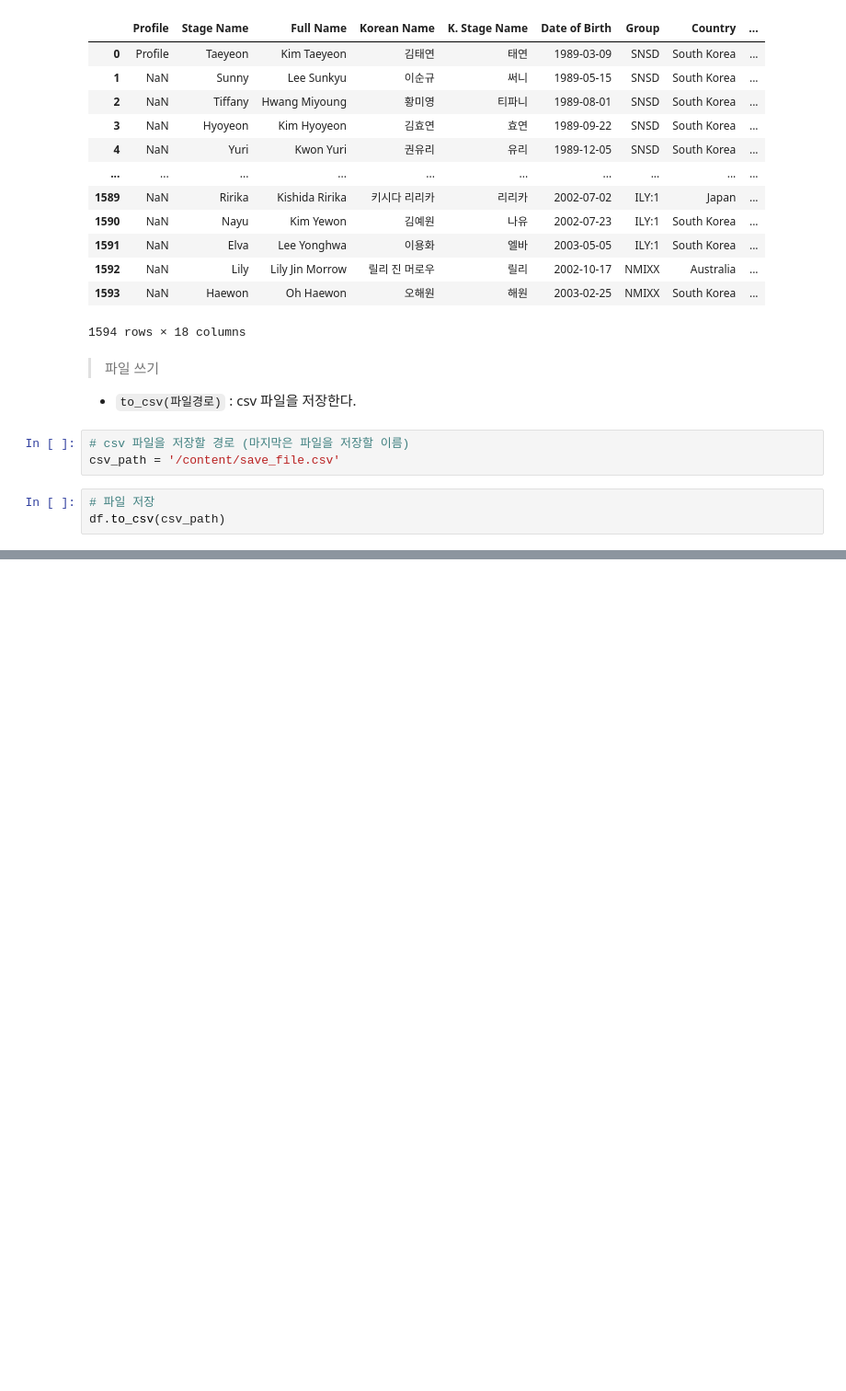
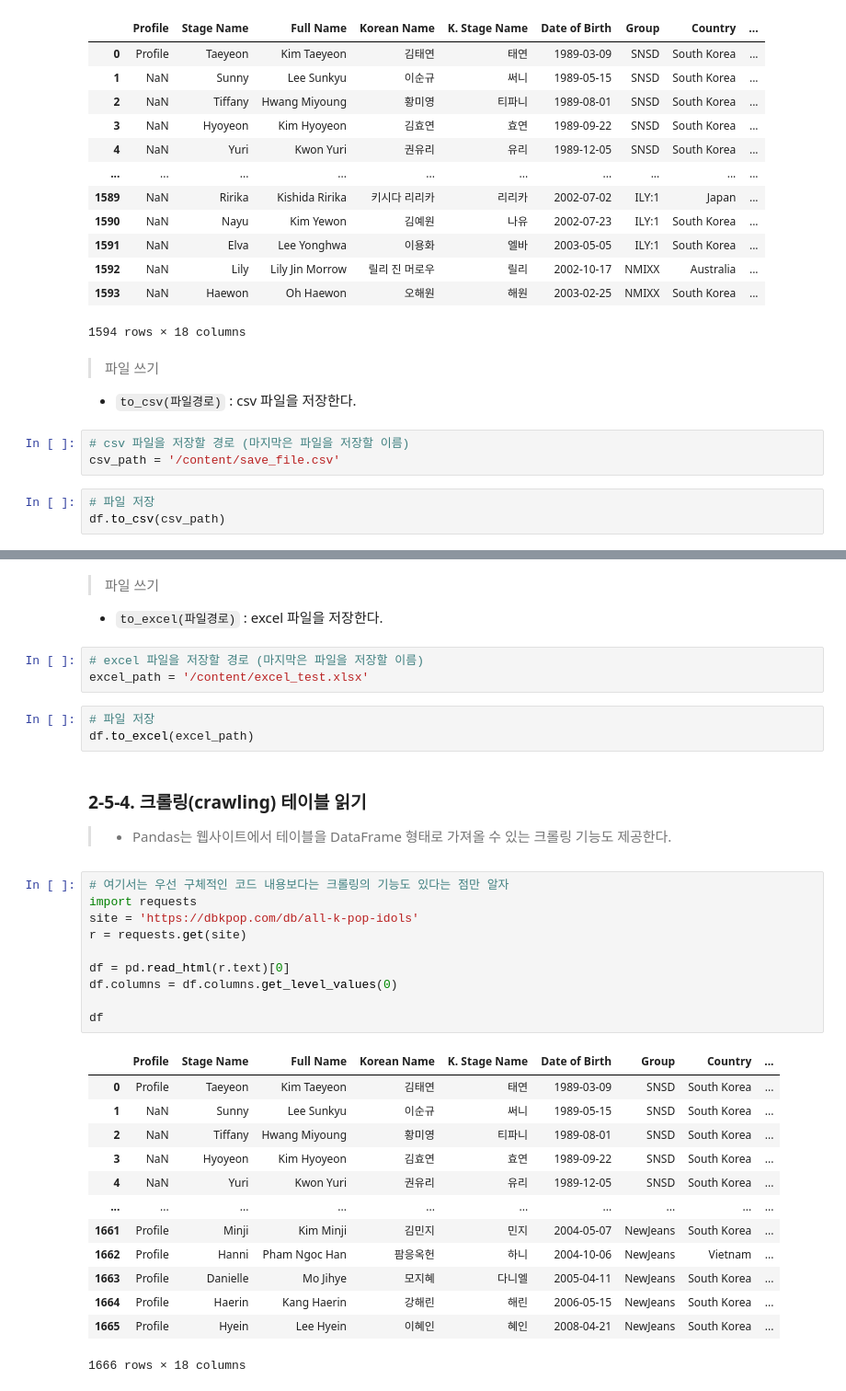
Before and after one commit to Chashoo414/Data_Analysis_Study, a Jupyter notebook: Part2/Part2_Summary_2-2.ipynb, the cells around one changed output, grey strips where cells are left out. Shown at 92% size. Drawn from its saved outputs; the diff is of its cells as text; blank space fills up the shorter version.

```diff
--- a/Part2/Part2_Summary_2-2.ipynb
+++ b/Part2/Part2_Summary_2-2.ipynb
@@ -123,0 +152,36 @@ df.to_csv(csv_path)
+# %% [markdown]
+> 파일 쓰기
+- `to_excel(파일경로)` : excel 파일을 저장한다.
+# %%
+# excel 파일을 저장할 경로 (마지막은 파일을 저장할 이름)
+excel_path = '/content/excel_test.xlsx'
+# %%
+# 파일 저장
+df.to_excel(excel_path)
+# %% [markdown]
+### 2-5-4. 크롤링(crawling) 테이블 읽기
+> - Pandas는 웹사이트에서 테이블을 DataFrame 형태로 가져올 수 있는 크롤링 기능도 제공한다.
+# %%
+# 여기서는 우선 구체적인 코드 내용보다는 크롤링의 기능도 있다는 점만 알자
+import requests
+site = 'https://dbkpop.com/db/all-k-pop-idols'
+r = requests.get(site)
+
+df = pd.read_html(r.text)[0]
+df.columns = df.columns.get_level_values(0)
+
+df
+# %% [output]
+|  | Profile | Stage Name | Full Name | Korean Name | K. Stage Name | Date of Birth | Group | Country | ... |
+| 0 | Profile | Taeyeon | Kim Taeyeon | 김태연 | 태연 | 1989-03-09 | SNSD | South Korea | ... |
+| 1 | NaN | Sunny | Lee Sunkyu | 이순규 | 써니 | 1989-05-15 | SNSD | South Korea | ... |
+| 2 | NaN | Tiffany | Hwang Miyoung | 황미영 | 티파니 | 1989-08-01 | SNSD | South Korea | ... |
+| 3 | NaN | Hyoyeon | Kim Hyoyeon | 김효연 | 효연 | 1989-09-22 | SNSD | South Korea | ... |
+| 4 | NaN | Yuri | Kwon Yuri | 권유리 | 유리 | 1989-12-05 | SNSD | South Korea | ... |
+| ... | ... | ... | ... | ... | ... | ... | ... | ... | ... |
+| 1661 | Profile | Minji | Kim Minji | 김민지 | 민지 | 2004-05-07 | NewJeans | South Korea | ... |
+| 1662 | Profile | Hanni | Pham Ngoc Han | 팜응옥헌 | 하니 | 2004-10-06 | NewJeans | Vietnam | ... |
+| 1663 | Profile | Danielle | Mo Jihye | 모지혜 | 다니엘 | 2005-04-11 | NewJeans | South Korea | ... |
+| 1664 | Profile | Haerin | Kang Haerin | 강해린 | 해린 | 2006-05-15 | NewJeans | South Korea | ... |
+| 1665 | Profile | Hyein | Lee Hyein | 이혜인 | 혜인 | 2008-04-21 | NewJeans | South Korea | ... |
+1666 rows × 18 columns
```
Also changed, not shown: parts of 40 cells of this notebook.
